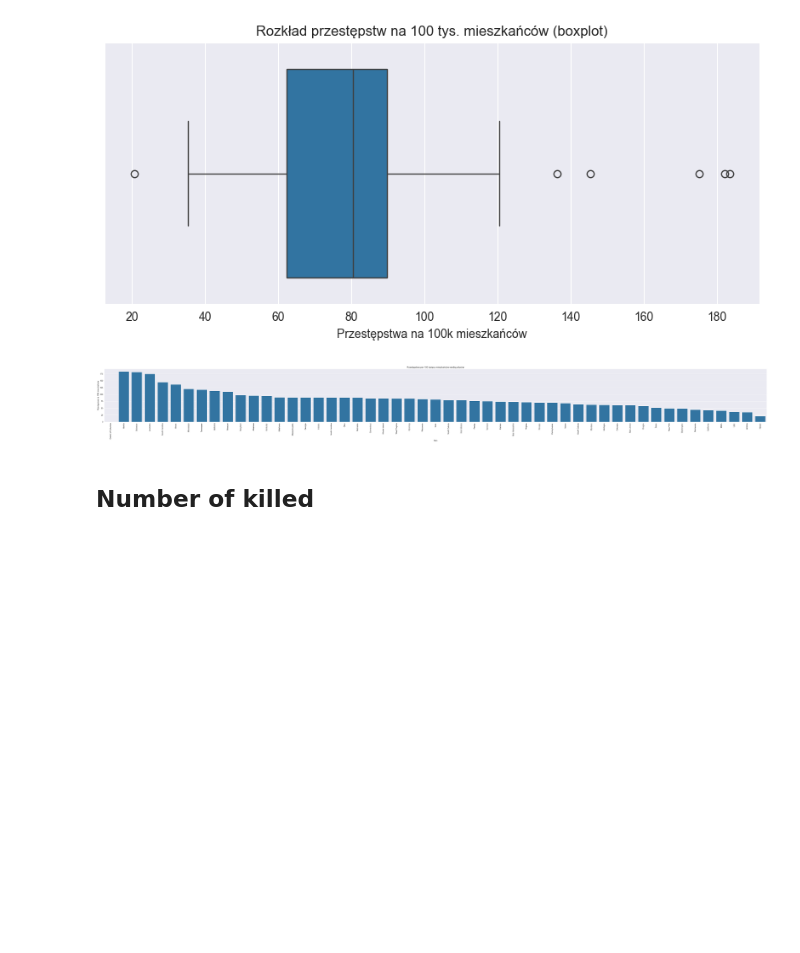
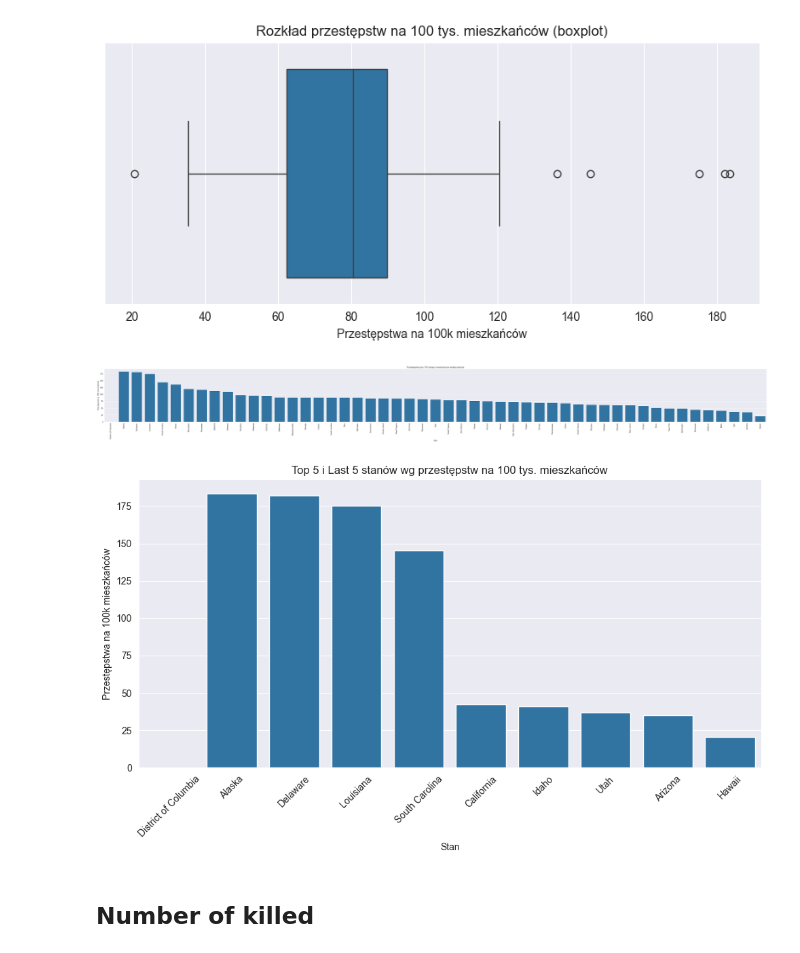
Before and after one commit to IwsonHD/GunViolenceDataExplorationProject, a Jupyter notebook: notebooks/01_data_EDA.ipynb, the cells around one changed output. Cells and saved outputs as stored; diff of their text form; code cells hidden in the pictures; blank space fills up the shorter version.

```diff
--- a/notebooks/01_data_EDA.ipynb
+++ b/notebooks/01_data_EDA.ipynb
@@ -265,6 +293,26 @@ plt.savefig(LOCAL_OUTPUT_PLOTS_PATH + "over_state_population_per_capita.png", dp
 plt.show()
 # %% [output]
 [figure]
+# %%
+top_5 = pop_df.head(5)
+last_5 = pop_df.tail(5)
+selected_df = pd.concat([top_5, last_5])
+
+# Ustal kolejność słupków
+selected_df = selected_df.sort_values('crimes_per_100k', ascending=False)
+
+# Wykres słupkowy
+plt.figure(figsize=(10, 6))
+sns.barplot(x=selected_df.index, y='crimes_per_100k', data=selected_df)
+plt.xticks(rotation=45)
+plt.title("Top 5 i Last 5 stanów wg przestępstw na 100 tys. mieszkańców")
+plt.xlabel("Stan")
+plt.ylabel("Przestępstwa na 100k mieszkańców")
+plt.tight_layout()
+plt.savefig(LOCAL_OUTPUT_PLOTS_PATH + "top_last_5_states_per_capita.png", dpi=300, bbox_inches='tight')
+plt.show()
+# %% [output]
+[figure, added]
 # %% [markdown]
 ## Number of killed
 # %%
```
Also changed, not shown: parts of 9 cells of this notebook, 10 other files.
